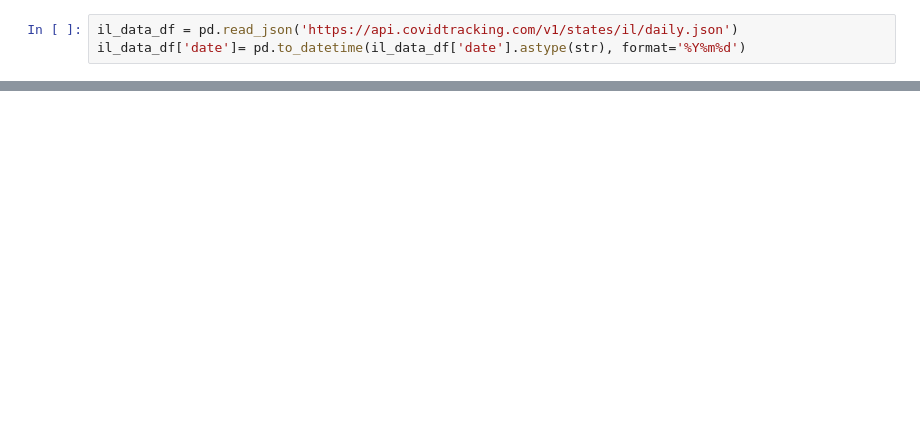
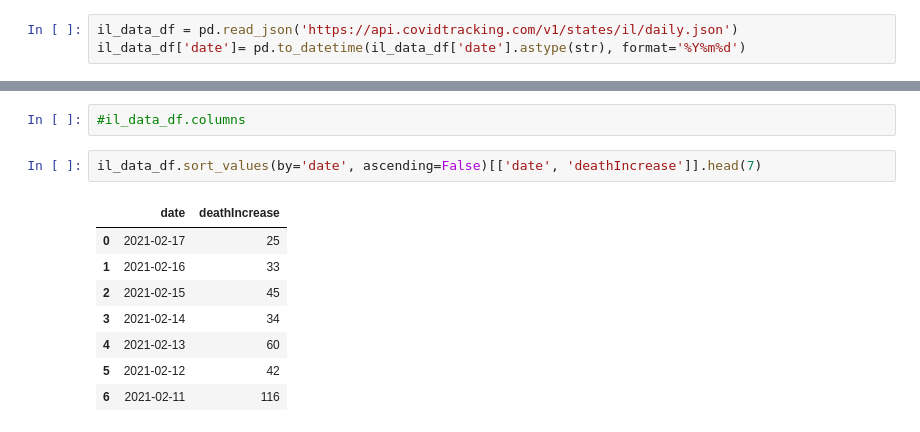
Before and after one commit to MrSteve2/CTP-Reporting, a Jupyter notebook: States/IL/IL_LTC_Get_n_Process.ipynb, the cells around one changed output, grey strips where cells are left out. Saved outputs shown, nothing was run; the diff lists cells and outputs as text; blank space fills up the shorter version.

```diff
--- a/States/IL/IL_LTC_Get_n_Process.ipynb
+++ b/States/IL/IL_LTC_Get_n_Process.ipynb
@@ -195,0 +315,13 @@ chart1 + chart3
+# %%
+#il_data_df.columns
+# %%
+il_data_df.sort_values(by='date', ascending=False)[['date', 'deathIncrease']].head(7)
+# %% [output]
+|  | date | deathIncrease |
+| 0 | 2021-02-17 | 25 |
+| 1 | 2021-02-16 | 33 |
+| 2 | 2021-02-15 | 45 |
+| 3 | 2021-02-14 | 34 |
+| 4 | 2021-02-13 | 60 |
+| 5 | 2021-02-12 | 42 |
+| 6 | 2021-02-11 | 116 |
```
Also changed, not shown: parts of 14 cells of this notebook, 8 other files.
